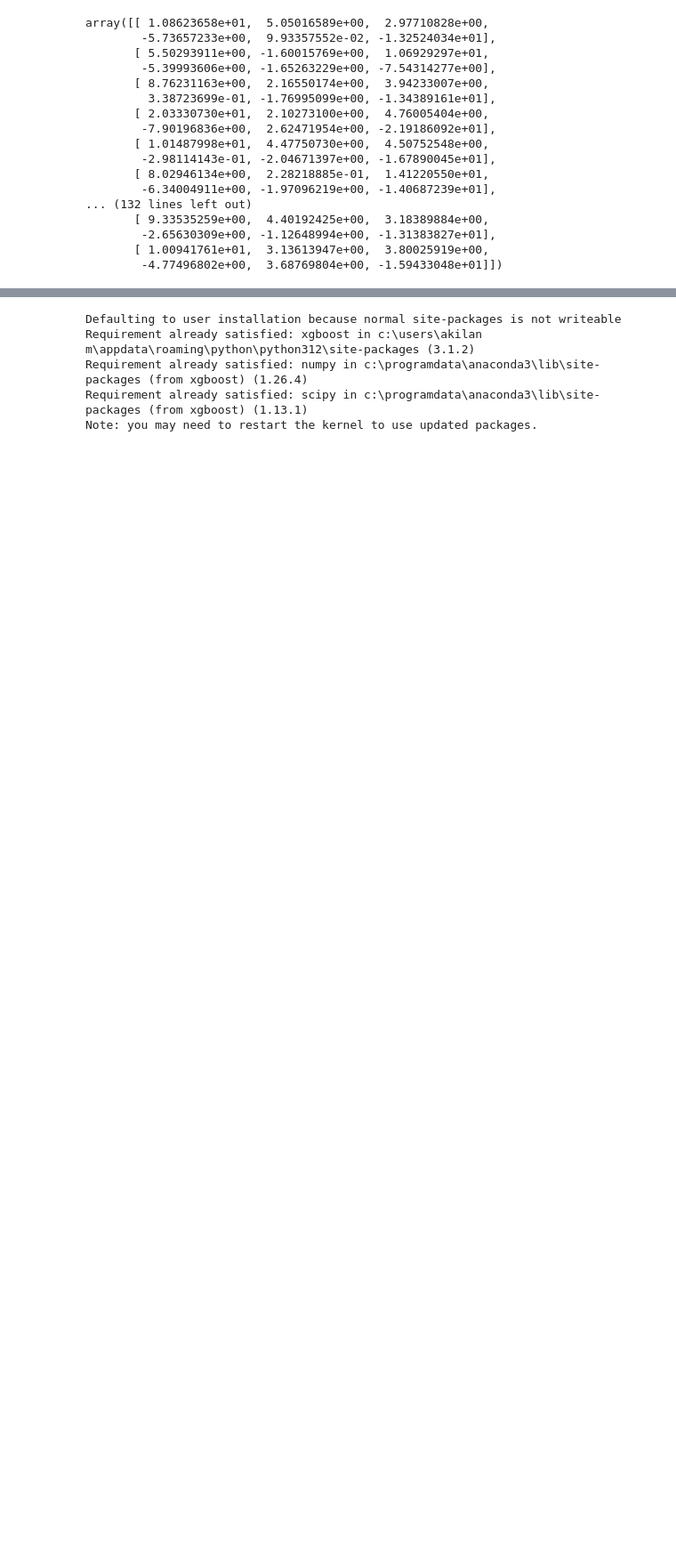
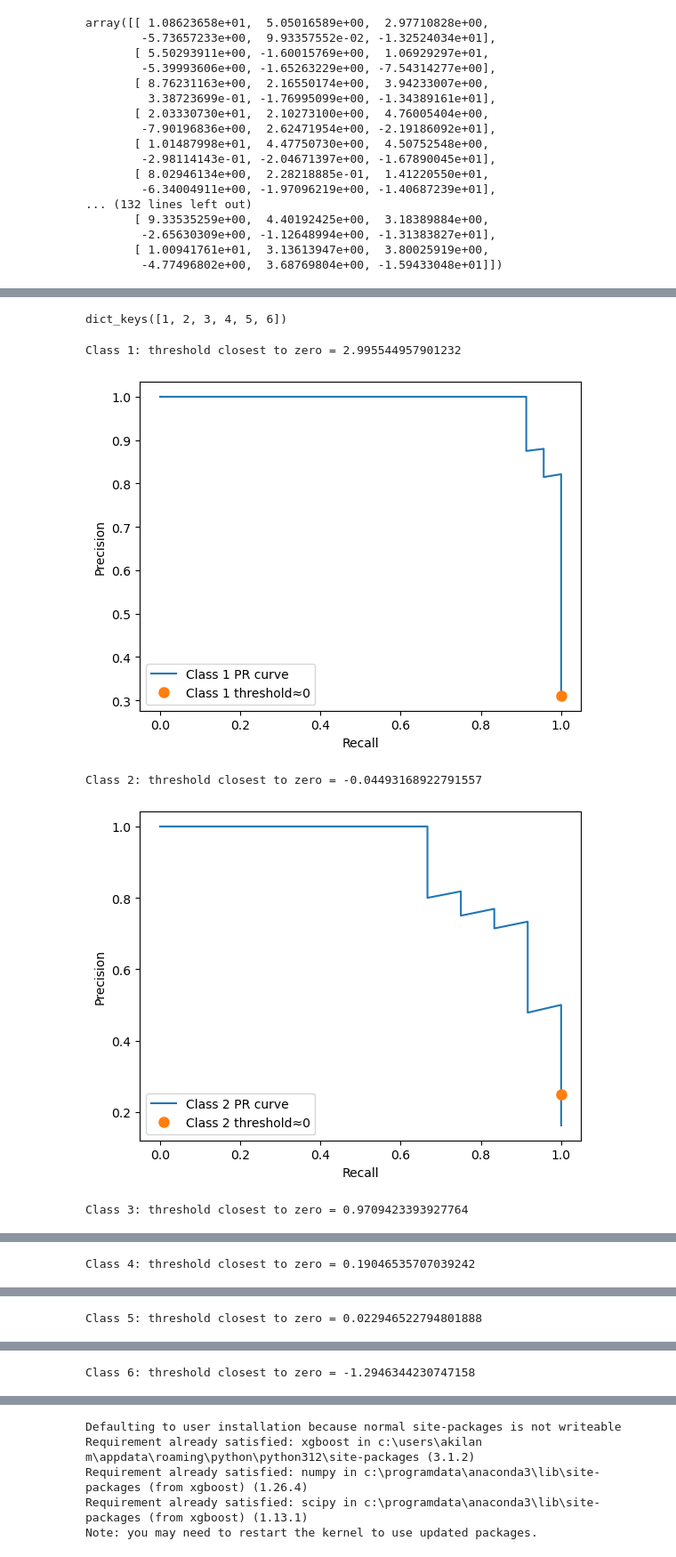
Before and after one commit to akilanm71/Skin-disease-classification-ml, a Jupyter notebook: Skin_DiseaseAkilan.ipynb, the cells around one changed output, grey strips where cells are left out. Shown at 89% size. Drawn from its saved outputs; the diff is of its cells as text; code cells hidden in the pictures; blank space fills up the shorter version.

```diff
--- a/Skin_DiseaseAkilan.ipynb
+++ b/Skin_DiseaseAkilan.ipynb
@@ -1317,10 +1364,12 @@ SyntaxError: incomplete input (1949462482.py, line 1)
 # %%
 ## Precision Recall Curve of Class 6
-plt.plot(precision, recall, label="precision recall curve")
-close_zero = np.argmin(np.abs(threshold))
-plt.plot(precision[close_zero], recall[close_zero], 'o', markersize=10,
- label="threshold zero", fillstyle="none", c='k')
-plt.xlabel("Precision")
-plt.ylabel("Recall")
-print(f"The minimum Threshold value close to zero is  {close_zero}")
+def plot_prc():
+       for i in range (6):
+             plt.plot(prc[i][:], label="precision recall curve")
+      close_zero = np.argmin(np.abs(threshold))
+      plt.plot(precision[close_zero], recall[close_zero], 'o', markersize=10,
+      label="threshold zero", fillstyle="none", c='k')
+      plt.xlabel("Precision")
+      plt.ylabel("Recall")
+      print(f"The minimum Threshold value close to zero is  {close_zero}")
 # %% [output]
@@ -1328,0 +1377,36 @@ The minimum Threshold value close to zero is  26
+# %%
+
+def plot_prc():
+    for i in range(1, 7):
+        precision, recall, thresholds = prc[i]
+
+        plt.plot(recall,precision, label=f"Class {i} PR curve")
+
+        # find threshold closest to zero
+        close_zero = np.argmin(np.abs(thresholds))
+
+        plt.plot(
+            recall[close_zero],
+            precision[close_zero],
+            'o',
+            markersize=8,
+            label=f"Class {i} threshold≈0")
+
+        print(f"Class {i}: threshold closest to zero = {thresholds[close_zero]}")
+
+        plt.xlabel("Recall")
+        plt.ylabel("Precision")
+        plt.legend()
+        plt.show()
+# %%
+print(prc.keys())
+# %% [output]
+dict_keys([1, 2, 3, 4, 5, 6])
+# %%
+plot_prc()
+# %% [output]
+Class 1: threshold closest to zero = 2.995544957901232
+[figure, added]
+Class 2: threshold closest to zero = -0.04493168922791557
+[figure, added]
+Class 3: threshold closest to zero = 0.9709423393927764
@@ -1328,0 +1414 @@ The minimum Threshold value close to zero is  26
+Class 4: threshold closest to zero = 0.19046535707039242
@@ -1328,0 +1416 @@ The minimum Threshold value close to zero is  26
+Class 5: threshold closest to zero = 0.022946522794801888
@@ -1328,0 +1418 @@ The minimum Threshold value close to zero is  26
+Class 6: threshold closest to zero = -1.2946344230747158
```
Also changed, not shown: parts of 24 cells of this notebook.
